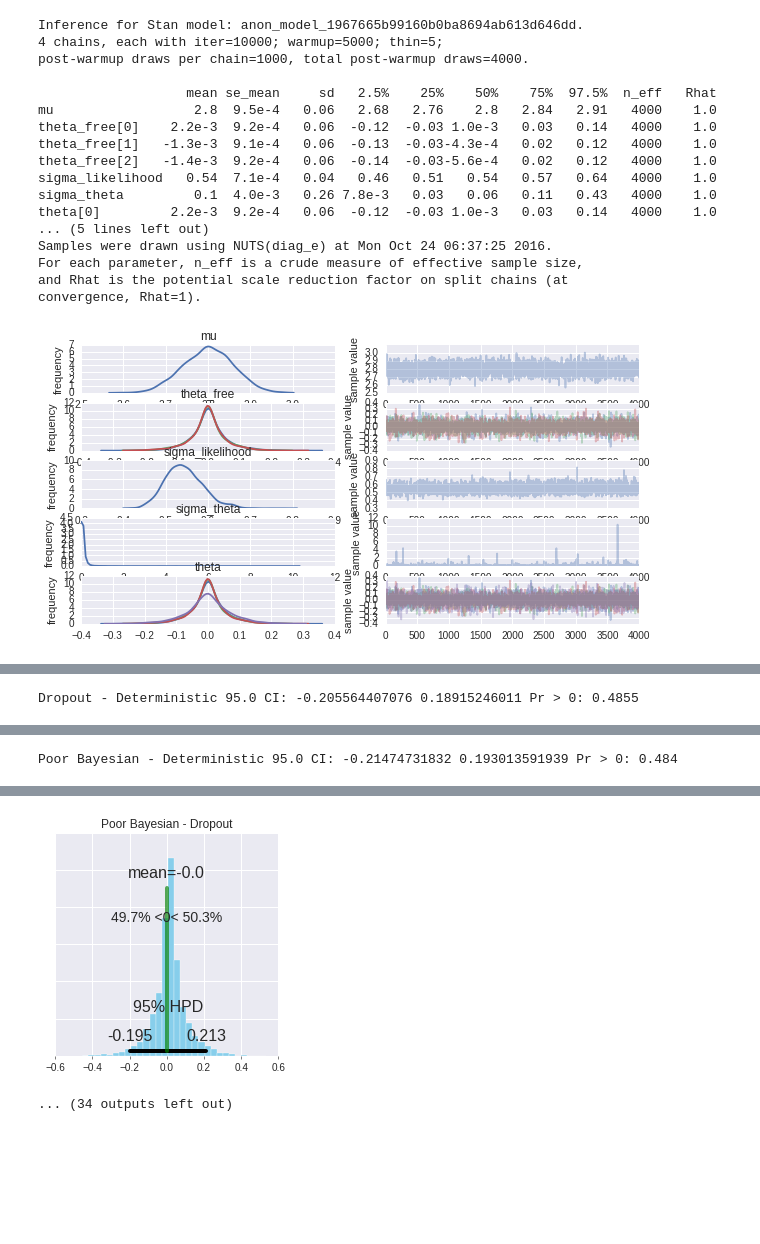
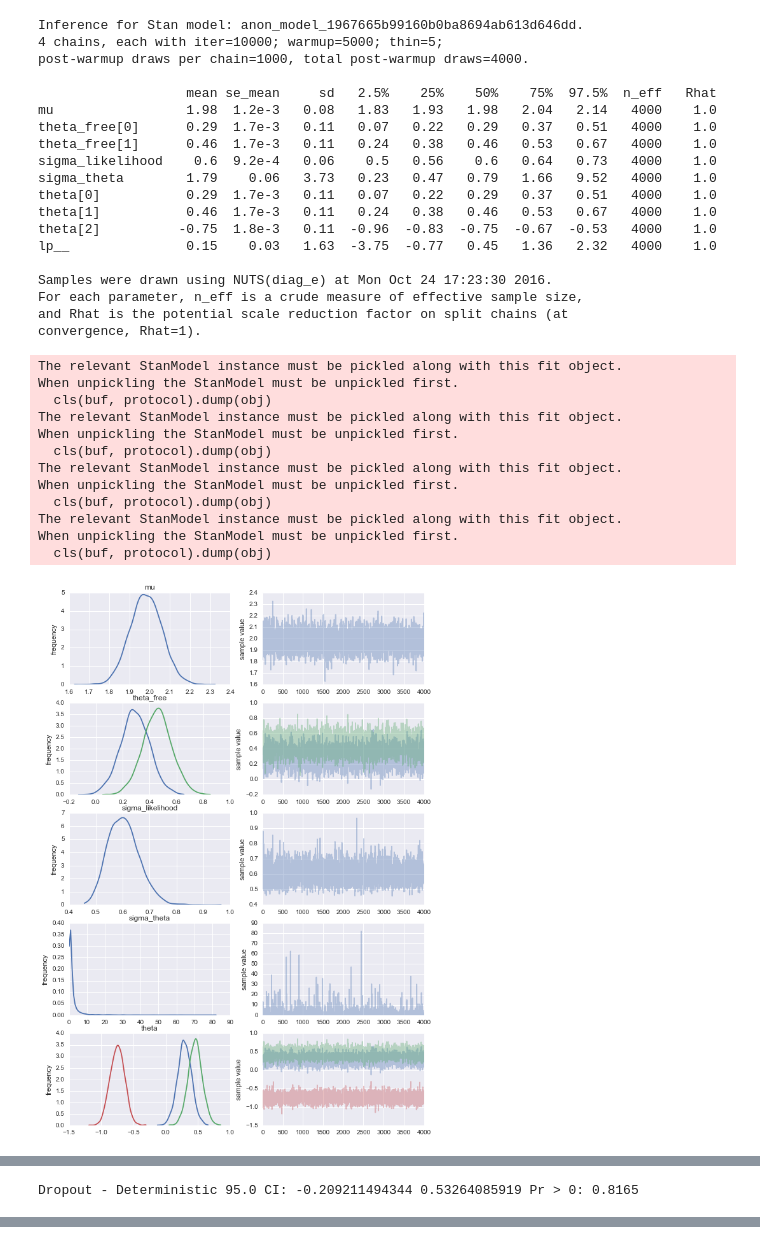
Before and after one commit to ramon-oliveira/deepstats, a Jupyter notebook: mnist_results/join_results_anova.ipynb, the cells around one changed output, grey strips where cells are left out. Saved outputs shown, nothing was run; the diff lists cells and outputs as text; code cells hidden in the pictures; blank space fills up the shorter version.

```diff
--- a/mnist_results/join_results_anova.ipynb
+++ b/mnist_results/join_results_anova.ipynb
@@ -90,7 +91,7 @@ Index(['inside', 'outside', 'mlp_dropout_in_epochs',
       dtype='object')
 # %%
 plt.figure()
-plt.rcParams['figure.figsize'] = (10, 10)
-final_results.boxplot(return_type='axes', vert=False, column=list(final_results.columns)[10:])
+plt.rcParams['figure.figsize'] = (10, 15)
+final_results.boxplot(return_type='axes', vert=False, column=list(final_results.columns)[2:8])
 plt.subplots_adjust(left=0.4)
 # %% [output]
@@ -98,6 +98,0 @@ plt.subplots_adjust(left=0.4)
-# %%
-plt.figure()
-plt.rcParams['figure.figsize'] = (10, 10)
-final_results[list(final_results.columns)[10:]].apply(scipy.special.logit).boxplot(return_type='axes', vert=False)
-plt.xlabel("Logit")
-plt.subplots_adjust(left=0.4)
@@ -106,5 +98,0 @@ plt.subplots_adjust(left=0.4)
-# %%
-plt.figure()
-plt.rcParams['figure.figsize'] = (10, 5)
-final_results.boxplot(return_type='axes', vert=False, column=list(final_results.columns)[2:10])
-plt.subplots_adjust(left=0.4)
@@ -113,11 +99,11 @@ plt.subplots_adjust(left=0.4)
 # %%
 model = pystan.StanModel(model_code=bayesian_anova.one_way_code)
 # %%
-out_acc = ['mlp_deterministic_out_entropy_auc', 'mlp_dropout_out_entropy_auc', 'poor_bayesian_out_entropy_auc', 'bayesian_out_entropy_auc']
+out_acc = ['convolutional_out_entropy_auc', 'convolutional-dropout_out_entropy_auc', 'convolutional-poor-bayesian_out_entropy_auc']
 y_out = final_results[out_acc].values
 y_out = scipy.special.logit(y_out)
 
-in_acc = ['mlp_deterministic_in_entropy_auc', 'mlp_dropout_in_entropy_auc', 'poor_bayesian_in_entropy_auc', 'bayesian_in_entropy_auc']
+in_acc = ['convolutional_in_entropy_auc', 'convolutional-dropout_in_entropy_auc', 'convolutional-poor-bayesian_in_entropy_auc']
 y_in = final_results[in_acc].values
 y_in = scipy.special.logit(y_in)
 # %%
@@ -128,46 +114,56 @@ for y in [y_in, y_out]:
     fit = model.sampling(data=data, iter=10000, chains=4, thin=5)
 
     bayesian_anova.show_results(fit)
 
     trace = fit.extract()
     deterministic = trace['theta'][:,0]
     dropout = trace['theta'][:,1]
     poor_bayesian = trace['theta'][:,2]
-    bayesian = trace['theta'][:,3]
     base_mean = trace['mu']
 
     if y is y_in:
         in_mean = np.copy(base_mean)
     else:
         out_mean = np.copy(base_mean)
 
-    bayesian_anova.plot_traces([base_mean, deterministic, dropout, poor_bayesian, bayesian],
-                               ["Base", "Deterministic effect", "Dropout effect", "Poor Bayesian effect", "Bayesian effect"])
+    bayesian_anova.plot_traces([base_mean, deterministic, dropout, poor_bayesian],
+                               ["Base", "Deterministic effect", "Dropout effect", "Poor Bayesian effect"])
 
     bayesian_anova.effect_difference(dropout, deterministic, 'Dropout', 'Deterministic')
     bayesian_anova.effect_difference(poor_bayesian, deterministic, 'Poor Bayesian', 'Deterministic')
     bayesian_anova.effect_difference(poor_bayesian, dropout, 'Poor Bayesian', 'Dropout')
-    bayesian_anova.effect_difference(bayesian, deterministic, 'Bayesian', 'Deterministic')
-    bayesian_anova.effect_difference(bayesian, dropout, 'Bayesian', 'Dropout')
-    bayesian_anova.effect_difference(bayesian, poor_bayesian, 'Bayesian', 'Poor Bayesian')
 
 bayesian_anova.effect_difference(in_mean, out_mean, 'In', 'Out')
 # %% [output]
 Inference for Stan model: anon_model_1967665b99160b0ba8694ab613d646dd.
 4 chains, each with iter=10000; warmup=5000; thin=5;
 post-warmup draws per chain=1000, total post-warmup draws=4000.
 
                    mean se_mean     sd   2.5%    25%    50%    75%  97.5%  n_eff   Rhat
-mu                  2.8  9.5e-4   0.06   2.68   2.76    2.8   2.84   2.91   4000    1.0
-theta_free[0]    2.2e-3  9.2e-4   0.06  -0.12  -0.03 1.0e-3   0.03   0.14   4000    1.0
-theta_free[1]   -1.3e-3  9.1e-4   0.06  -0.13  -0.03-4.3e-4   0.02   0.12   4000    1.0
-theta_free[2]   -1.4e-3  9.2e-4   0.06  -0.14  -0.03-5.6e-4   0.02   0.12   4000    1.0
-sigma_likelihood   0.54  7.1e-4   0.04   0.46   0.51   0.54   0.57   0.64   4000    1.0
-sigma_theta         0.1  4.0e-3   0.26 7.8e-3   0.03   0.06   0.11   0.43   4000    1.0
-theta[0]         2.2e-3  9.2e-4   0.06  -0.12  -0.03 1.0e-3   0.03   0.14   4000    1.0
-... (5 lines left out)
-Samples were drawn using NUTS(diag_e) at Mon Oct 24 06:37:25 2016.
+mu                 1.98  1.2e-3   0.08   1.83   1.93   1.98   2.04   2.14   4000    1.0
+theta_free[0]      0.29  1.7e-3   0.11   0.07   0.22   0.29   0.37   0.51   4000    1.0
+theta_free[1]      0.46  1.7e-3   0.11   0.24   0.38   0.46   0.53   0.67   4000    1.0
+sigma_likelihood    0.6  9.2e-4   0.06    0.5   0.56    0.6   0.64   0.73   4000    1.0
+sigma_theta        1.79    0.06   3.73   0.23   0.47   0.79   1.66   9.52   4000    1.0
+theta[0]           0.29  1.7e-3   0.11   0.07   0.22   0.29   0.37   0.51   4000    1.0
+theta[1]           0.46  1.7e-3   0.11   0.24   0.38   0.46   0.53   0.67   4000    1.0
+theta[2]          -0.75  1.8e-3   0.11  -0.96  -0.83  -0.75  -0.67  -0.53   4000    1.0
+lp__               0.15    0.03   1.63  -3.75  -0.77   0.45   1.36   2.32   4000    1.0
+
+Samples were drawn using NUTS(diag_e) at Mon Oct 24 17:23:30 2016.
 For each parameter, n_eff is a crude measure of effective sample size,
 and Rhat is the potential scale reduction factor on split chains (at
 convergence, Rhat=1).
+The relevant StanModel instance must be pickled along with this fit object.
+When unpickling the StanModel must be unpickled first.
+  cls(buf, protocol).dump(obj)
+The relevant StanModel instance must be pickled along with this fit object.
+When unpickling the StanModel must be unpickled first.
+  cls(buf, protocol).dump(obj)
+The relevant StanModel instance must be pickled along with this fit object.
+When unpickling the StanModel must be unpickled first.
+  cls(buf, protocol).dump(obj)
+The relevant StanModel instance must be pickled along with this fit object.
+When unpickling the StanModel must be unpickled first.
+  cls(buf, protocol).dump(obj)
-[figure, old version]
+[figure, new version]
@@ -178 +174 @@ convergence, Rhat=1).
-Dropout - Deterministic 95.0 CI: -0.205564407076 0.18915246011 Pr > 0: 0.4855
+Dropout - Deterministic 95.0 CI: -0.209211494344 0.53264085919 Pr > 0: 0.8165
@@ -181 +176,0 @@ Dropout - Deterministic 95.0 CI: -0.205564407076 0.18915246011 Pr > 0: 0.4855
-Poor Bayesian - Deterministic 95.0 CI: -0.21474731832 0.193013591939 Pr > 0: 0.484
@@ -183,2 +178,0 @@ Poor Bayesian - Deterministic 95.0 CI: -0.21474731832 0.193013591939 Pr > 0: 0.4
-[figure, removed]
-... (34 outputs left out)
```
Also changed, not shown: parts of 14 cells of this notebook.
